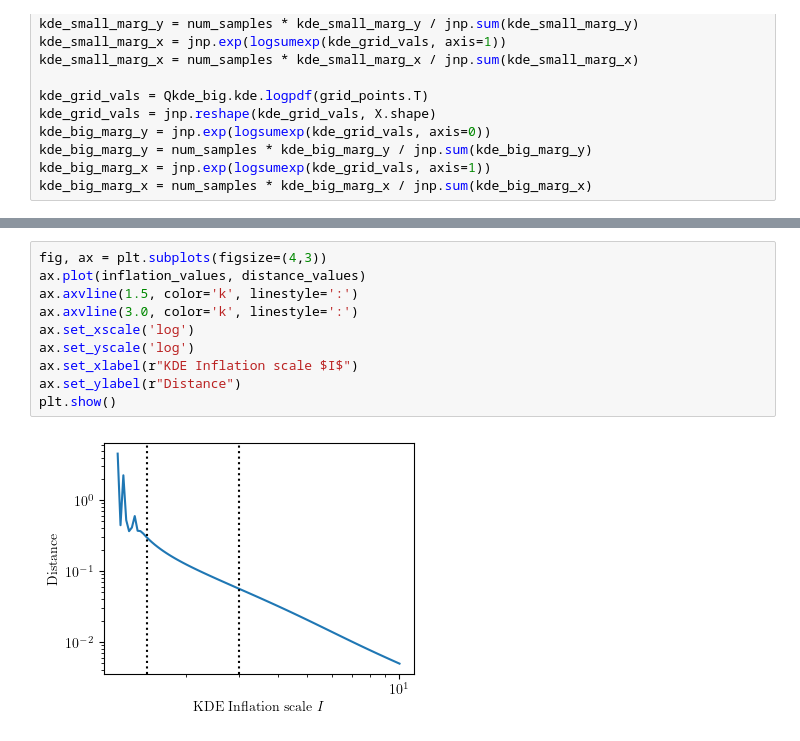
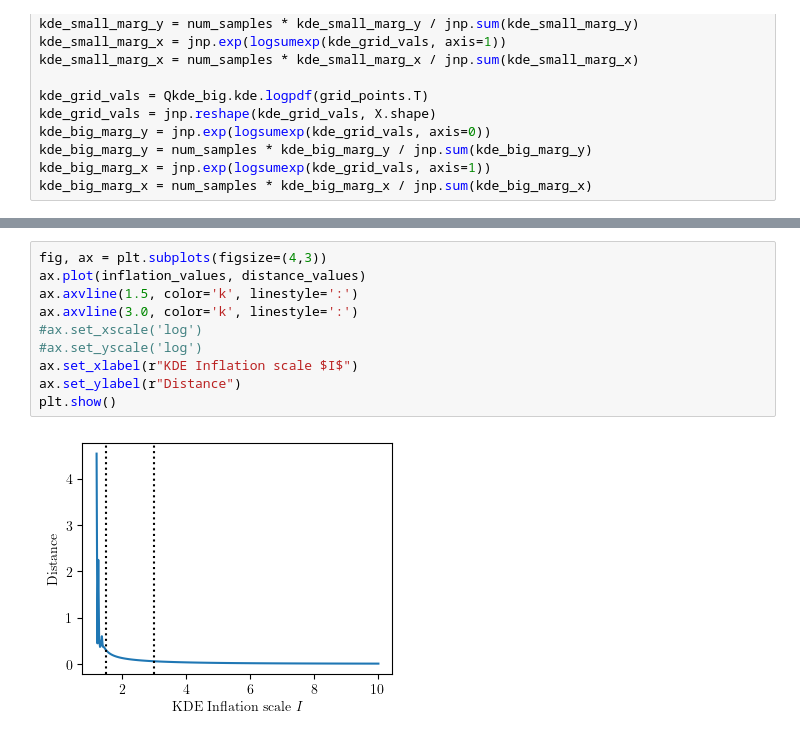
Before and after one commit to cjm96/mcmc_infinity, a Jupyter notebook: examples/rosenbrock_demo.ipynb, the cells around one changed output, grey strips where cells are left out. Drawn from its saved outputs; the diff is of its cells as text.

```diff
--- a/examples/rosenbrock_demo.ipynb
+++ b/examples/rosenbrock_demo.ipynb
@@ -445,12 +445,12 @@ inflation_scale=1.20 , sol_test.x=Array([2.31392258, 5.34566544], dtype=float64)
 # %%
 fig, ax = plt.subplots(figsize=(4,3))
 ax.plot(inflation_values, distance_values)
 ax.axvline(1.5, color='k', linestyle=':')
 ax.axvline(3.0, color='k', linestyle=':')
-ax.set_xscale('log')
-ax.set_yscale('log')
+#ax.set_xscale('log')
+#ax.set_yscale('log')
 ax.set_xlabel(r"KDE Inflation scale $I$")
 ax.set_ylabel(r"Distance")
 plt.show()
 # %% [output]
-[figure, old version]
+[figure, new version]
```
Also changed, not shown: parts of 1 cell of this notebook, 1 other file.
